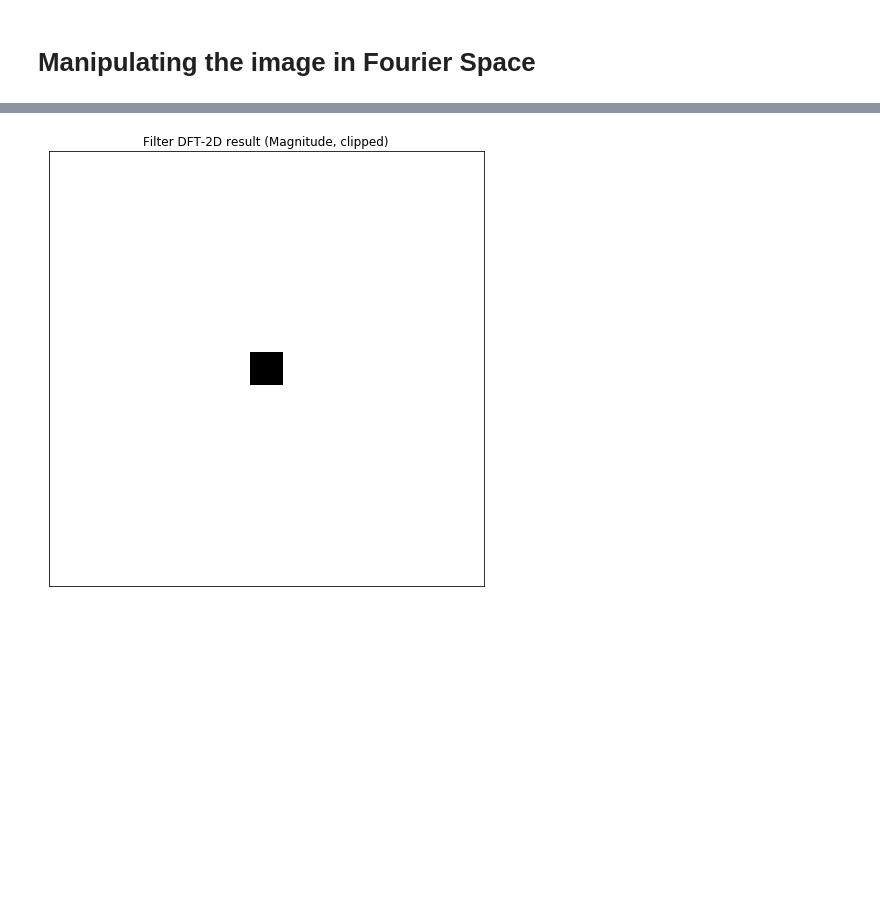
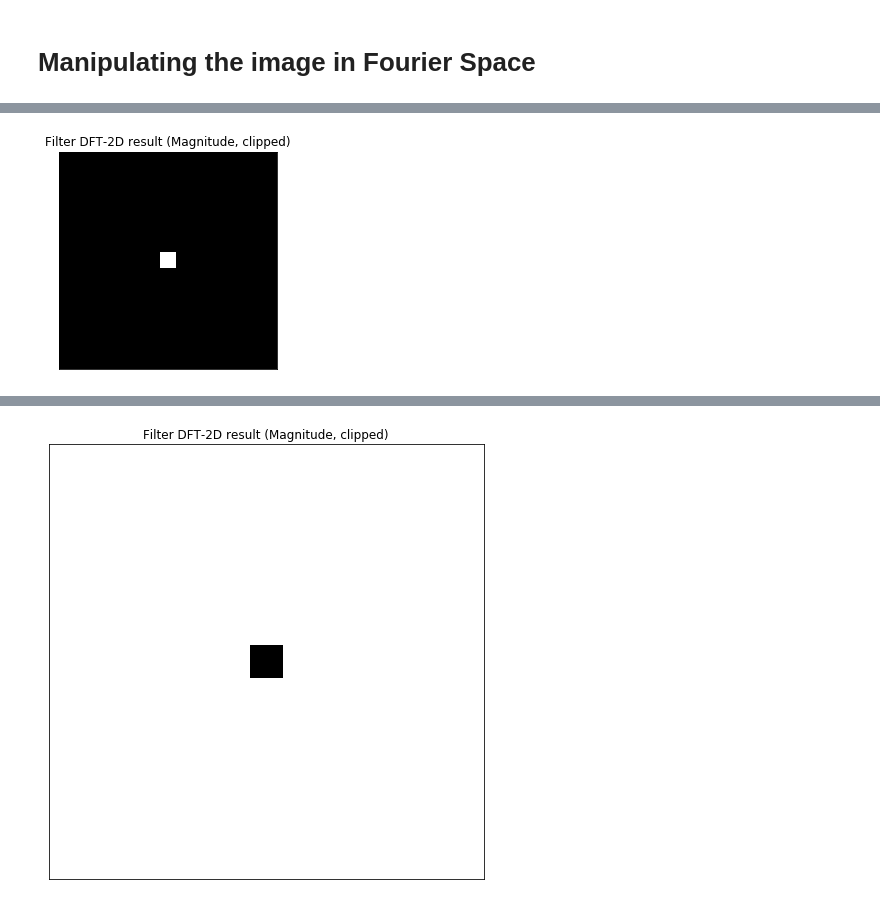
Before and after one commit to vcg-uvic/csc205, a Jupyter notebook: notebooks/examples-spectral-methods.ipynb, the cells around one changed output, grey strips where cells are left out. Saved outputs shown, nothing was run; the diff lists cells and outputs as text; code cells hidden in the pictures; blank space fills up the shorter version.

```diff
--- a/notebooks/examples-spectral-methods.ipynb
+++ b/notebooks/examples-spectral-methods.ipynb
@@ -321,0 +327,25 @@ imshow(img_disp, "Filter in Image Space (Magnitude, clipped)")
+# %%
+# Handcrafted ideal low-pass filter
+filter_fft = fftshift(fft2(filter_padded))
+filter_lpf = np.zeros_like(filter_padded)
+bw = 20
+# cv2.circle(filter_lpf, (260, 260), 10, 1.0, -1)
+filter_lpf[520//2-bw:520//2+bw, 520//2-bw:520//2+bw] = 1.0
+filter_lpf = filter_lpf.astype(np.complex)
+
+img_res = abs(filter_lpf)
+img_clipped = img_res / (img_res.std() + 1e-5)
+img_clipped = np.maximum(-3, np.minimum(3, img_clipped))
+imshow(img_clipped, "Filter DFT-2D result (Magnitude, clipped)")
+
+img_filtered = np.real(ifft2(fftshift(img_fft * filter_lpf)))
+img_disp = np.maximum(0, np.minimum(255, img_filtered.astype(int)))
+imshow(img_disp, "Blurred")
+
+dw = 50
+img_lpf = fftshift(ifft2(fftshift(filter_lpf))) * 100000
+# img_filter = img_filter[520//2-dw:520//2+dw, 520//2-dw:520//2+dw]
+img_disp = np.maximum(0, np.minimum(255, abs(img_lpf).astype(int)))
+imshow(img_disp, "Filter in Image Space (Magnitude, clipped)")
+# %% [output]
+[figure, added]
```
Also changed, not shown: parts of 3 cells of this notebook.
